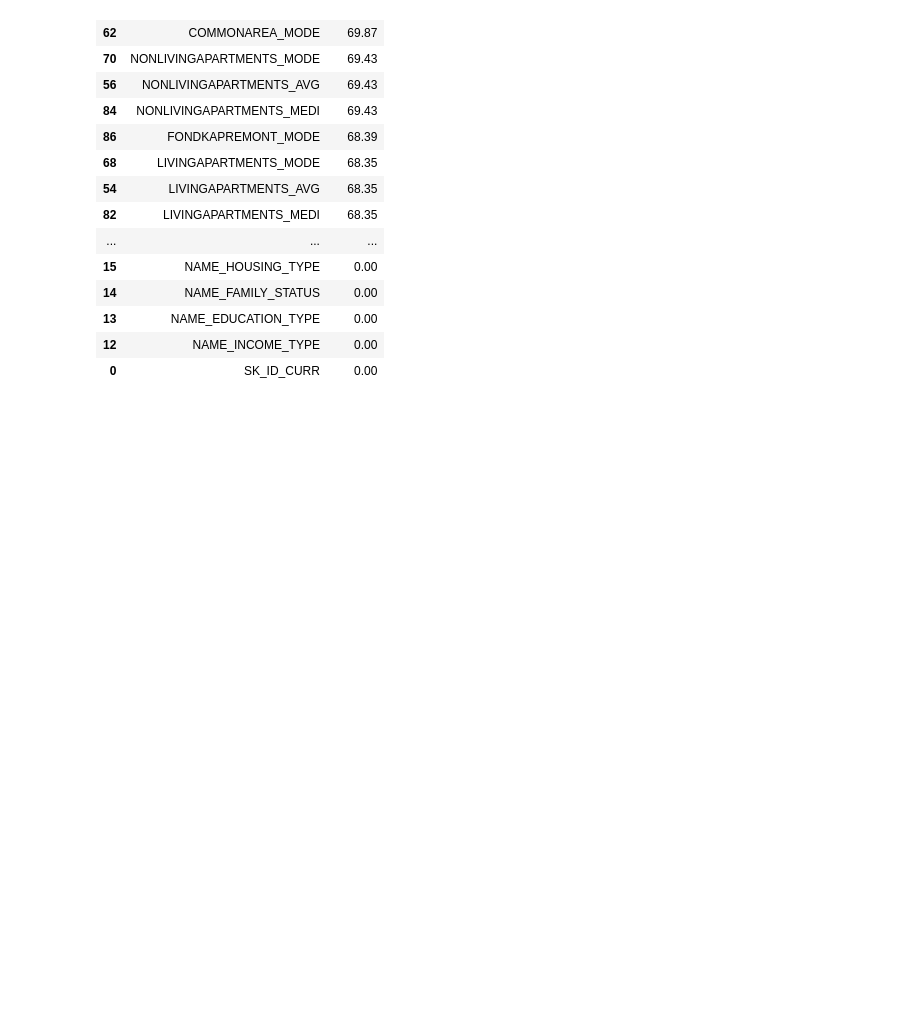
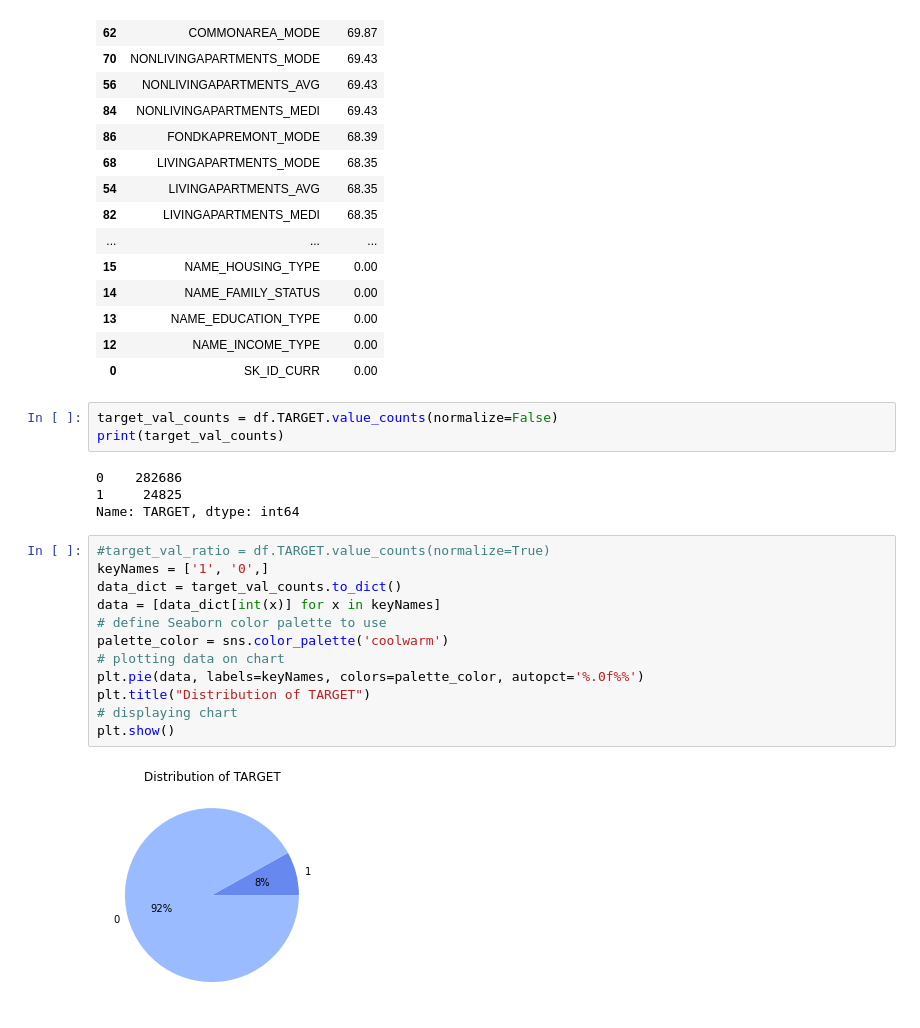
Before and after one commit to amithsbhat/Capstone-Home-Credit-Default-Risk, a Jupyter notebook: eda-home-credit-default-risk.ipynb, the cells around one changed output. Cells and saved outputs as stored; diff of their text form; blank space fills up the shorter version.

```diff
--- a/eda-home-credit-default-risk.ipynb
+++ b/eda-home-credit-default-risk.ipynb
@@ -206,3 +208,24 @@ None
 | 13 | NAME_EDUCATION_TYPE | 0.00 |
 | 12 | NAME_INCOME_TYPE | 0.00 |
 | 0 | SK_ID_CURR | 0.00 |
+# %%
+target_val_counts = df.TARGET.value_counts(normalize=False)
+print(target_val_counts)
+# %% [output]
+0    282686
+1     24825
+Name: TARGET, dtype: int64
+# %%
+#target_val_ratio = df.TARGET.value_counts(normalize=True)
+keyNames = ['1', '0',]
+data_dict = target_val_counts.to_dict()
+data = [data_dict[int(x)] for x in keyNames]
+# define Seaborn color palette to use
+palette_color = sns.color_palette('coolwarm')
+# plotting data on chart
+plt.pie(data, labels=keyNames, colors=palette_color, autopct='%.0f%%')
+plt.title("Distribution of TARGET")
+# displaying chart
+plt.show()
+# %% [output]
+[figure, added]
```
Also changed, not shown: parts of 3 cells of this notebook.
